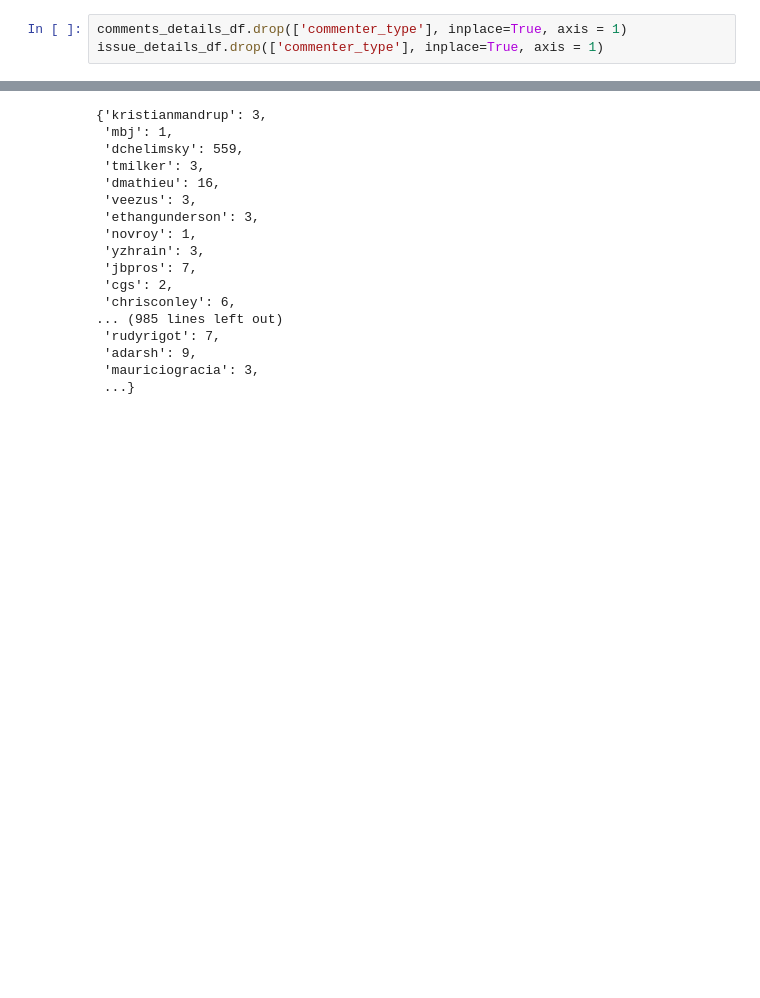
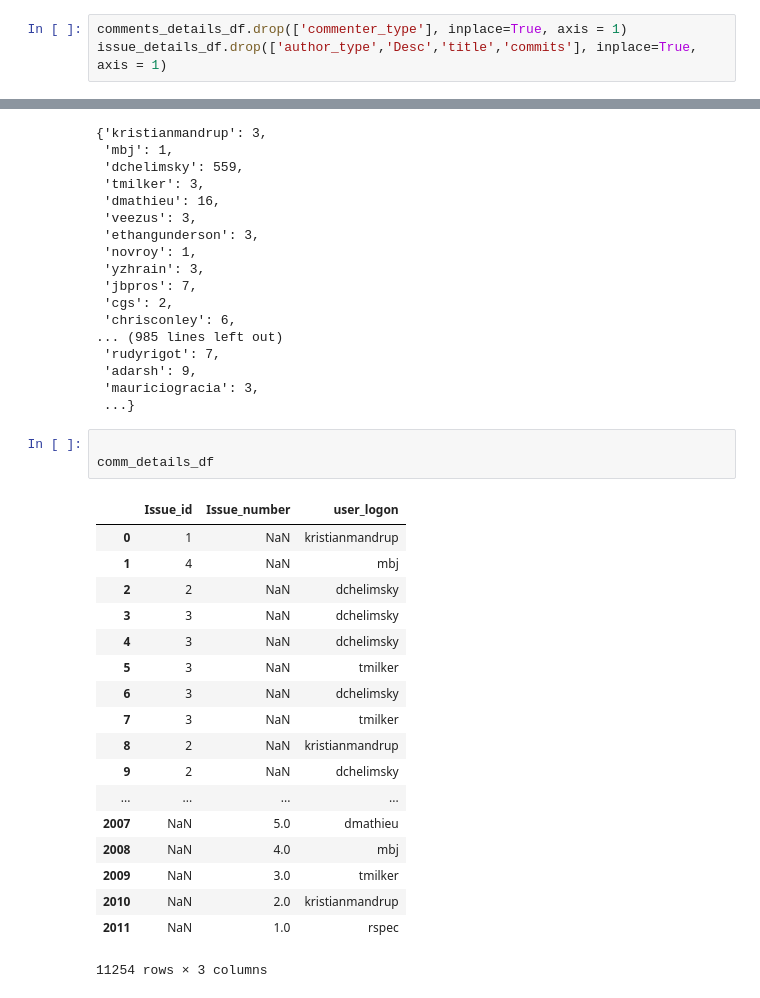
Before and after one commit to ai-se/Git_miner, a Jupyter notebook: comments_graph.ipynb, the cells around one changed output, grey strips where cells are left out. Saved outputs shown, nothing was run; the diff lists cells and outputs as text; blank space fills up the shorter version.

```diff
--- a/comments_graph.ipynb
+++ b/comments_graph.ipynb
@@ -98,7 +102,7 @@ comments_details_df = pd.DataFrame(comments_details, columns = ['Issue_id','user
 issue_details_df = pd.DataFrame(issue_details, columns = ['Issue_id','user_logon','commenter_type'])
 # %%
 comments_details_df.drop(['commenter_type'], inplace=True, axis = 1)
-issue_details_df.drop(['commenter_type'], inplace=True, axis = 1)
+issue_details_df.drop(['author_type','Desc','title','commits'], inplace=True, axis = 1)
 # %%
 comm_details_df = pd.concat([comments_details_df,issue_details_df])
 # %%
@@ -277,3 +281,25 @@ user_degree
  'adarsh': 9,
  'mauriciogracia': 3,
  ...}
+# %%
+
+comm_details_df
+# %% [output]
+|  | Issue_id | Issue_number | user_logon |
+| 0 | 1 | NaN | kristianmandrup |
+| 1 | 4 | NaN | mbj |
+| 2 | 2 | NaN | dchelimsky |
+| 3 | 3 | NaN | dchelimsky |
+| 4 | 3 | NaN | dchelimsky |
+| 5 | 3 | NaN | tmilker |
+| 6 | 3 | NaN | dchelimsky |
+| 7 | 3 | NaN | tmilker |
+| 8 | 2 | NaN | kristianmandrup |
+| 9 | 2 | NaN | dchelimsky |
+| ... | ... | ... | ... |
+| 2007 | NaN | 5.0 | dmathieu |
+| 2008 | NaN | 4.0 | mbj |
+| 2009 | NaN | 3.0 | tmilker |
+| 2010 | NaN | 2.0 | kristianmandrup |
+| 2011 | NaN | 1.0 | rspec |
+11254 rows × 3 columns
```
Also changed, not shown: parts of 2 cells of this notebook, 10 other files.
